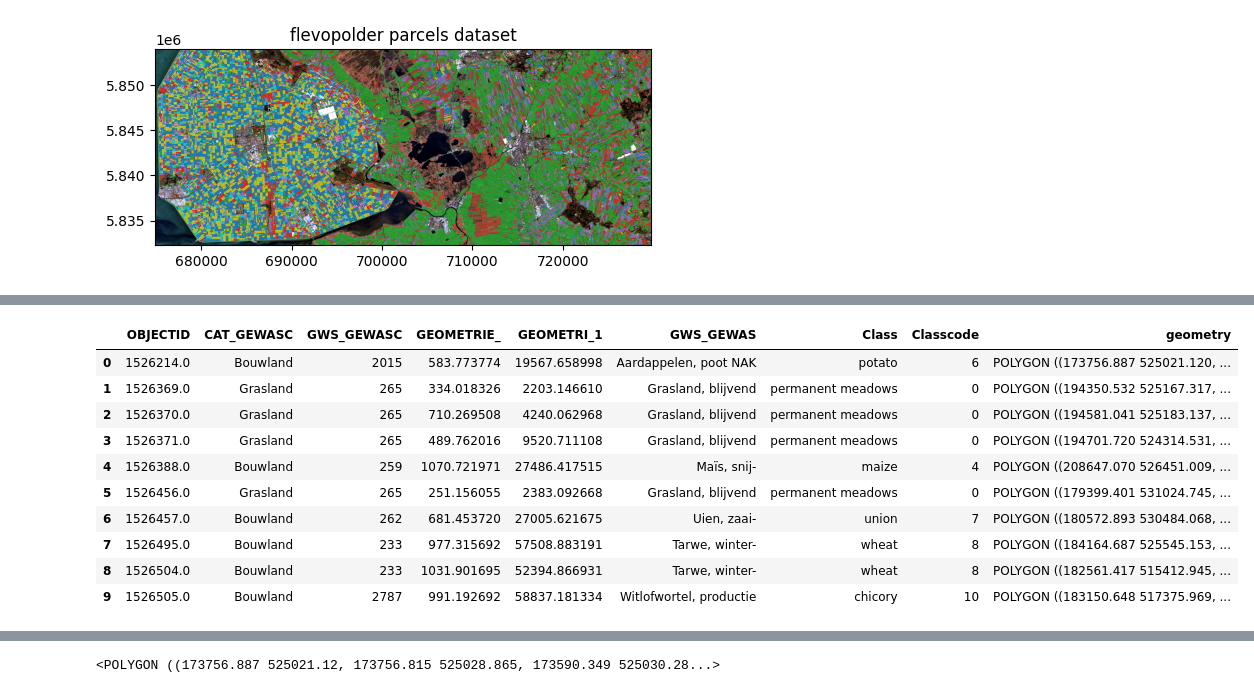
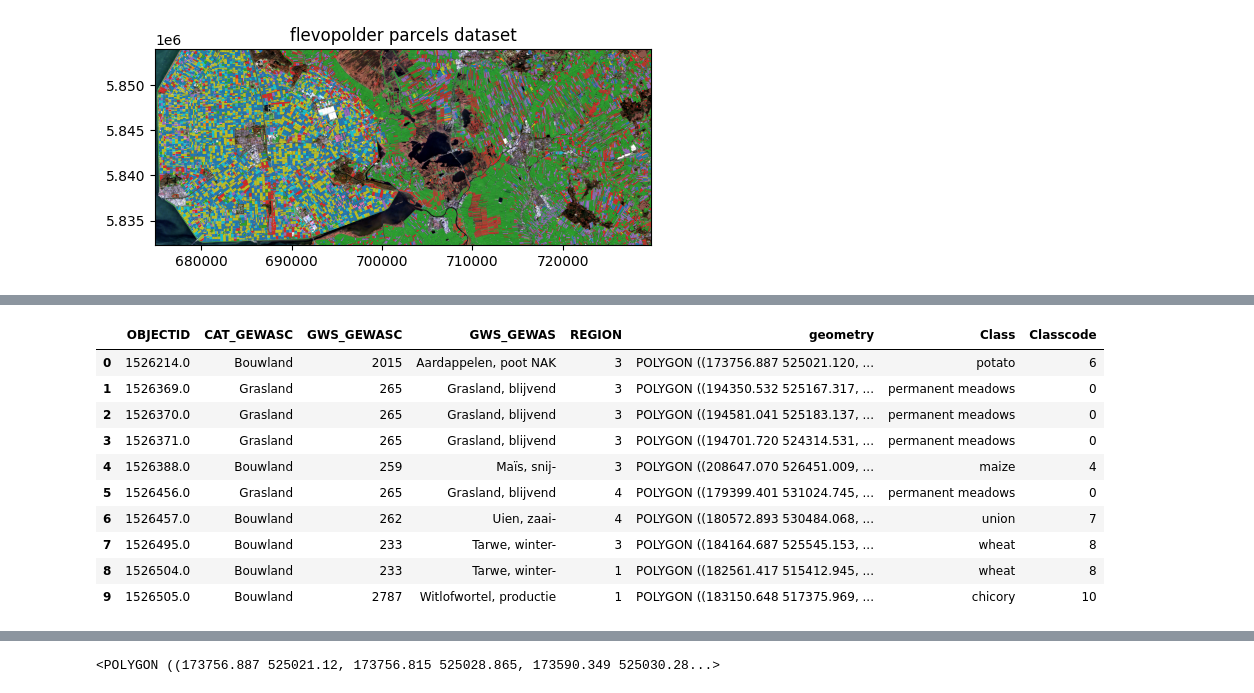
Before and after one commit to TeunDV-WUR/Msc-Thesis-Crop-Type-Mapping, a Jupyter notebook: Code/Database_pre-processing.ipynb, the cells around one changed output, grey strips where cells are left out. Saved outputs shown, nothing was run; the diff lists cells and outputs as text; code cells hidden in the pictures.

```diff
--- a/Code/Database_pre-processing.ipynb
+++ b/Code/Database_pre-processing.ipynb
@@ -82,7 +82,7 @@ with rasterio.open("RGB_NIR.tif") as src2:
 # %% [output]
 [figure]
 # %%
-parcel_shapefile_path = "/content/drive/My Drive/INF-Msc_Thesis/Msc-Thesis-Crop-Type-Mapping/Data/cropparcels_2018_flevopolder.shp"
+parcel_shapefile_path = "/content/drive/My Drive/INF-Msc_Thesis/Msc-Thesis-Crop-Type-Mapping/Data/Flevopolder_2018_parcels_regionally/Flevopolder_Parcels_SplitRegionally.shp"
 parcels = gpd.read_file(parcel_shapefile_path)
 sat_img_path = "/content/drive/My Drive/INF-Msc_Thesis/Msc-Thesis-Crop-Type-Mapping/Data/sentinel2_2018_flevopolder_10m_7x4bands.tif"
 #sat_img = rasterio.open(sat_img_path,crs='EPSG:3857')
@@ -158,50 +167,59 @@ for i in range(len(parcels)):
     classcode = 15
   elif GWS_code =="2797":
     Cropclass = "cauliflower"
     classcode = 16
   elif GWS_code =="2773" or GWS_code == "2774":
     Cropclass = "spinach"
     classcode = 17
   elif GWS_code =="2737" or GWS_code == "1922" or GWS_code =="1923":
     Cropclass = "rapeseed"
     classcode = 18
   elif GWS_code =="244":
     Cropclass = "peas"
     classcode = 19
   else:
     Cropclass = "other"
     classcode = 99
   classlist.append(Cropclass)
   classcodelist.append(classcode)
 
 #drop Class column if code block runs for a second time
-if "Class" in parcels:
-  parcels = parcels.drop("Class",axis= "columns")
-if "Classcode" in parcels:
-  parcels = parcels.drop("Classcode",axis= "columns")
+drop_classes = [
+    "Class",
+    "Classcode",
+    "Shape_Leng",
+    "Shape_Area",
+    "OBJECTID_2",
+    "GEOMETRIE_",
+    "GEOMETRI_1"
+]
+for i in drop_classes:
+  if i in parcels:
+    parcels = parcels.drop(i,axis= "columns")
+
 
 #insert Class column
-parcels.insert(6,'Class',classlist,True)
-parcels.insert(7,'Classcode',classcodelist,True)
+parcels.insert(len(parcels.columns),'Class',classlist,True)
+parcels.insert(len(parcels.columns),'Classcode',classcodelist,True)
 
 #save selection of dataset
 parcels_class = parcels[parcels["Class"]!= "other"].reset_index(drop=True)
 parcels_class = parcels_class.loc[parcels_class['Classcode'].isin(range(20))]
 
 #show the newly added column
 parcels_class.head(10)
 # %% [output]
-|  | OBJECTID | CAT_GEWASC | GWS_GEWASC | GEOMETRIE_ | GEOMETRI_1 | GWS_GEWAS | Class | Classcode | geometry |
-| 0 | 1526214.0 | Bouwland | 2015 | 583.773774 | 19567.658998 | Aardappelen, poot NAK | potato | 6 | POLYGON ((173756.887 525021.120, ... |
-| 1 | 1526369.0 | Grasland | 265 | 334.018326 | 2203.146610 | Grasland, blijvend | permanent meadows | 0 | POLYGON ((194350.532 525167.317, ... |
-| 2 | 1526370.0 | Grasland | 265 | 710.269508 | 4240.062968 | Grasland, blijvend | permanent meadows | 0 | POLYGON ((194581.041 525183.137, ... |
-| 3 | 1526371.0 | Grasland | 265 | 489.762016 | 9520.711108 | Grasland, blijvend | permanent meadows | 0 | POLYGON ((194701.720 524314.531, ... |
-| 4 | 1526388.0 | Bouwland | 259 | 1070.721971 | 27486.417515 | Maïs, snij- | maize | 4 | POLYGON ((208647.070 526451.009, ... |
-| 5 | 1526456.0 | Grasland | 265 | 251.156055 | 2383.092668 | Grasland, blijvend | permanent meadows | 0 | POLYGON ((179399.401 531024.745, ... |
-| 6 | 1526457.0 | Bouwland | 262 | 681.453720 | 27005.621675 | Uien, zaai- | union | 7 | POLYGON ((180572.893 530484.068, ... |
-| 7 | 1526495.0 | Bouwland | 233 | 977.315692 | 57508.883191 | Tarwe, winter- | wheat | 8 | POLYGON ((184164.687 525545.153, ... |
-| 8 | 1526504.0 | Bouwland | 233 | 1031.901695 | 52394.866931 | Tarwe, winter- | wheat | 8 | POLYGON ((182561.417 515412.945, ... |
-| 9 | 1526505.0 | Bouwland | 2787 | 991.192692 | 58837.181334 | Witlofwortel, productie | chicory | 10 | POLYGON ((183150.648 517375.969, ... |
+|  | OBJECTID | CAT_GEWASC | GWS_GEWASC | GWS_GEWAS | REGION | geometry | Class | Classcode |
+| 0 | 1526214.0 | Bouwland | 2015 | Aardappelen, poot NAK | 3 | POLYGON ((173756.887 525021.120, ... | potato | 6 |
+| 1 | 1526369.0 | Grasland | 265 | Grasland, blijvend | 3 | POLYGON ((194350.532 525167.317, ... | permanent meadows | 0 |
+| 2 | 1526370.0 | Grasland | 265 | Grasland, blijvend | 3 | POLYGON ((194581.041 525183.137, ... | permanent meadows | 0 |
+| 3 | 1526371.0 | Grasland | 265 | Grasland, blijvend | 3 | POLYGON ((194701.720 524314.531, ... | permanent meadows | 0 |
+| 4 | 1526388.0 | Bouwland | 259 | Maïs, snij- | 3 | POLYGON ((208647.070 526451.009, ... | maize | 4 |
+| 5 | 1526456.0 | Grasland | 265 | Grasland, blijvend | 4 | POLYGON ((179399.401 531024.745, ... | permanent meadows | 0 |
+| 6 | 1526457.0 | Bouwland | 262 | Uien, zaai- | 4 | POLYGON ((180572.893 530484.068, ... | union | 7 |
+| 7 | 1526495.0 | Bouwland | 233 | Tarwe, winter- | 3 | POLYGON ((184164.687 525545.153, ... | wheat | 8 |
+| 8 | 1526504.0 | Bouwland | 233 | Tarwe, winter- | 1 | POLYGON ((182561.417 515412.945, ... | wheat | 8 |
+| 9 | 1526505.0 | Bouwland | 2787 | Witlofwortel, productie | 1 | POLYGON ((183150.648 517375.969, ... | chicory | 10 |
 # %%
 fig,axs = plt.subplots(3,1,figsize=(24,12))
 ax = axs[0]
```
Also changed, not shown: parts of 8 cells of this notebook, 2 other files.
